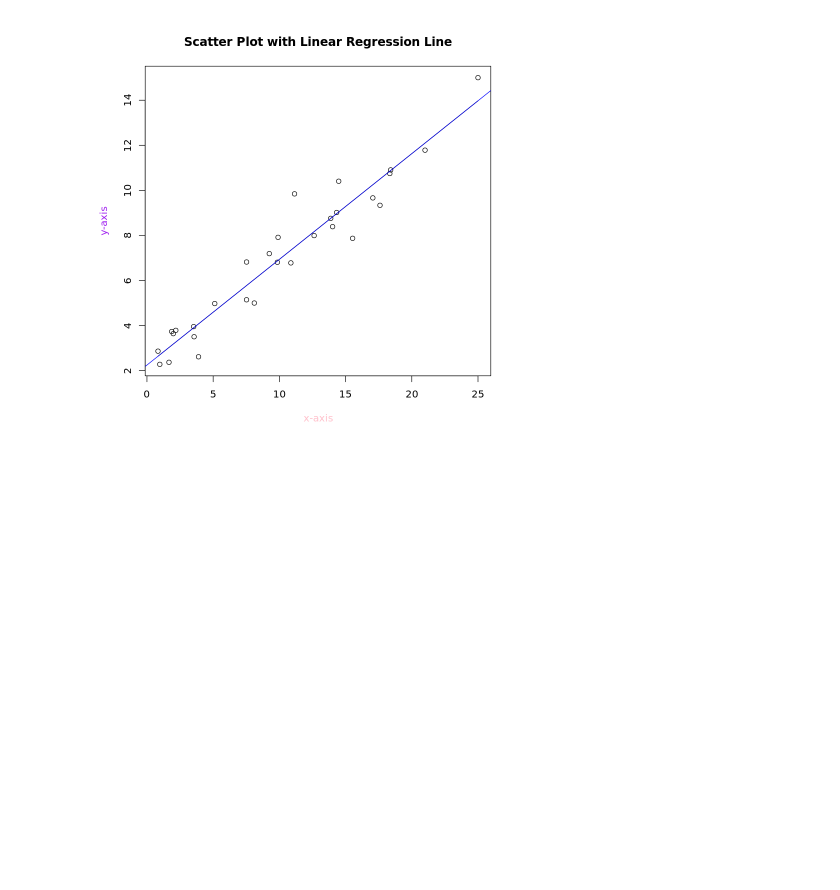
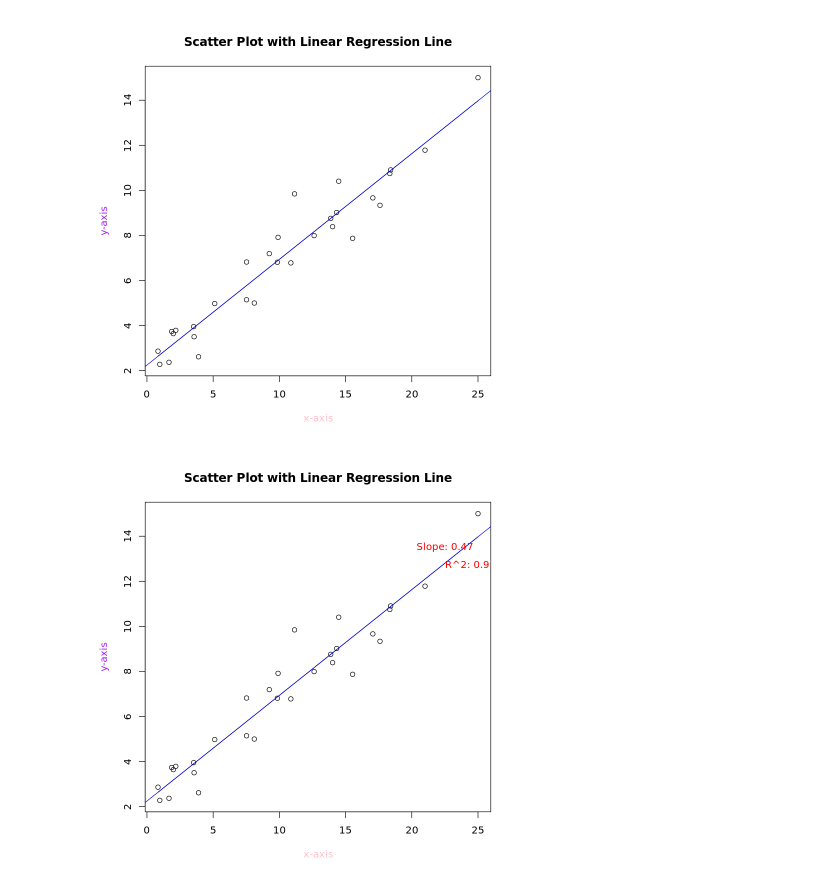
Before and after one commit to ZianneO/BSGP-LM, a Jupyter notebook: lmR.ipynb, the cells around one changed output. Saved outputs shown, nothing was run; the diff lists cells and outputs as text; code cells hidden in the pictures; blank space fills up the shorter version.

Commit message:
slope and r^2 annotation

```diff
--- a/lmR.ipynb
+++ b/lmR.ipynb
@@ -152,3 +153,20 @@ title(ylab = ylabel, col.lab = "purple")
 abline(LMR, col = "blue")
 # %% [output]
 [figure]
+# %%
+plot(df$x, df$y,
+     xlab = "", ylab = "",
+     main = "Scatter Plot with Linear Regression Line")
+lines(df$x, y_predict)
+xlabel <- "x-axis"
+ylabel <- "y-axis"
+title(xlab = xlabel, col.lab = "pink")
+title(ylab = ylabel, col.lab = "purple")
+
+abline(LMR, col = "blue")
+slope_annotation <- sprintf("Slope: %.2f", LMR$coefficients[2])
+text(x = max(df$x) * 0.9, y = max(df$y) * 0.9, label = slope_annotation, col = "red")
+R2_annotation <- sprintf("R^2: %.2f", summary(LMR)$r.squared)
+text(x = max(df$x) * 0.9, y = max(df$y) * 0.85, label = R2_annotation, col = "red", adj = 0)
+# %% [output]
+[figure, added]
```
Also changed, not shown: parts of 2 cells of this notebook.
